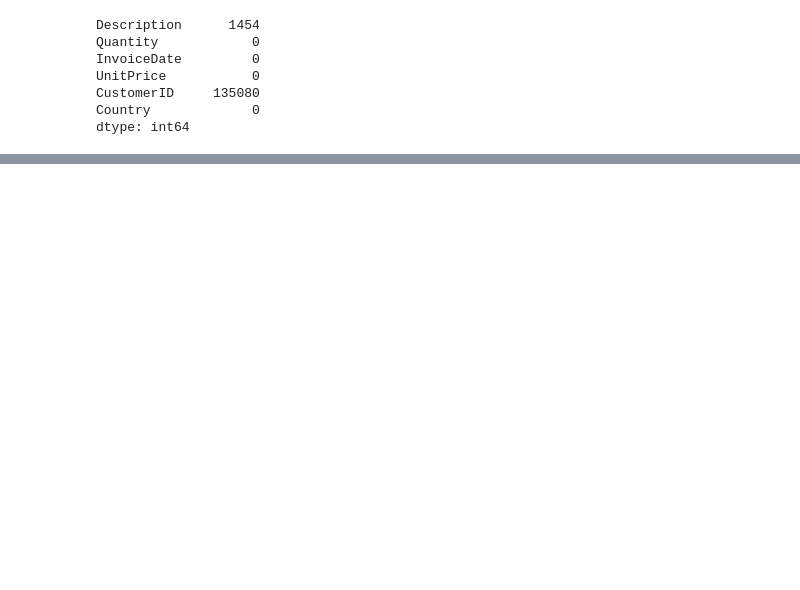
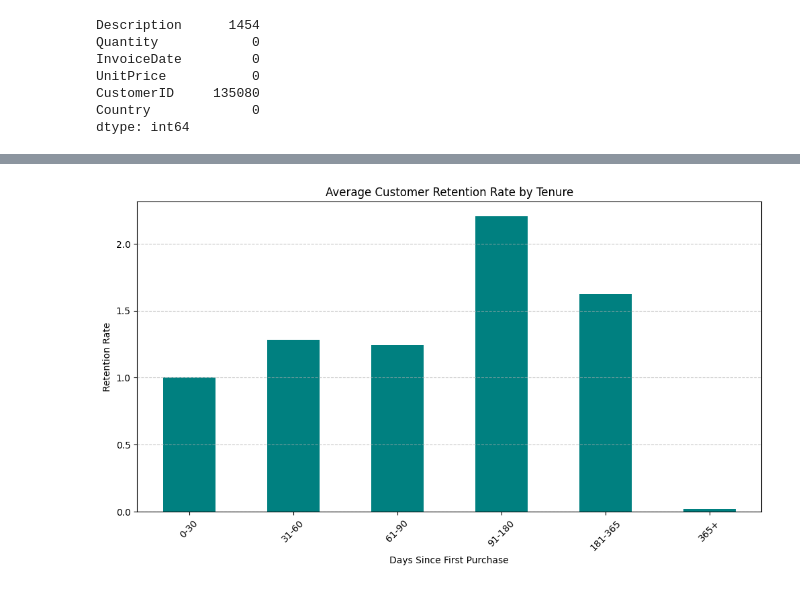
Before and after one commit to DavidCalebChaparroOrozco/Daily-Projects, a Jupyter notebook: Kaggle/OnlineRetail/OnlineRetailbyDavidCaleb.ipynb, the cells around one changed output, grey strips where cells are left out. Cells and saved outputs as stored; diff of their text form; code cells hidden in the pictures; blank space fills up the shorter version.

```diff
--- a/Kaggle/OnlineRetail/OnlineRetailbyDavidCaleb.ipynb
+++ b/Kaggle/OnlineRetail/OnlineRetailbyDavidCaleb.ipynb
@@ -182,0 +203,21 @@ dtype: int64
+# %%
+# Prepare the data for analysis
+def prepare_data():
+    online_retail = fetch_ucirepo(id=352)
+    data = online_retail.data.features
+
+    # Convert InvoiceDate to datetime
+    data['InvoiceDate'] = pd.to_datetime(data['InvoiceDate'])
+
+    # Data cleaning
+
+    # Remove returns/negative quantities
+    data = data[data['Quantity'] > 0]
+    # Remove transactions without CustomerID
+    data = data[data['CustomerID'].notna()]
+    # Convert to integer
+    data['CustomerID'] = data['CustomerID'].astype(int)
+
+    return data
+
+data = prepare_data()
@@ -182,0 +318,25 @@ dtype: int64
+# %%
+# Plot retention rate over time since first purchase
+def plot_time_based_retention(df):
+    # Bin customers by tenure days
+    df['TenureBin'] = pd.cut(df['TenureDays'],
+                            bins=[0, 30, 60, 90, 180, 365, float('inf')],
+                            labels=['0-30', '31-60', '61-90', '91-180', '181-365', '365+'])
+
+    # Calculate retention rate per bin
+    retention_by_tenure = df.groupby(['Cohort', 'TenureBin'])['CustomerID'].nunique().unstack()
+    retention_by_tenure = retention_by_tenure.div(retention_by_tenure.iloc[:, 0], axis=0)
+
+    # Plot
+    plt.figure(figsize=(12, 6))
+    retention_by_tenure.mean().plot(kind='bar', color='teal')
+    plt.title('Average Customer Retention Rate by Tenure')
+    plt.xlabel('Days Since First Purchase')
+    plt.ylabel('Retention Rate')
+    plt.xticks(rotation=45)
+    plt.grid(axis='y', linestyle='--', alpha=0.7)
+    plt.show()
+
+plot_time_based_retention(data)
+# %% [output]
+[figure, added]
```
Also changed, not shown: parts of 23 cells of this notebook, 4 other files.
